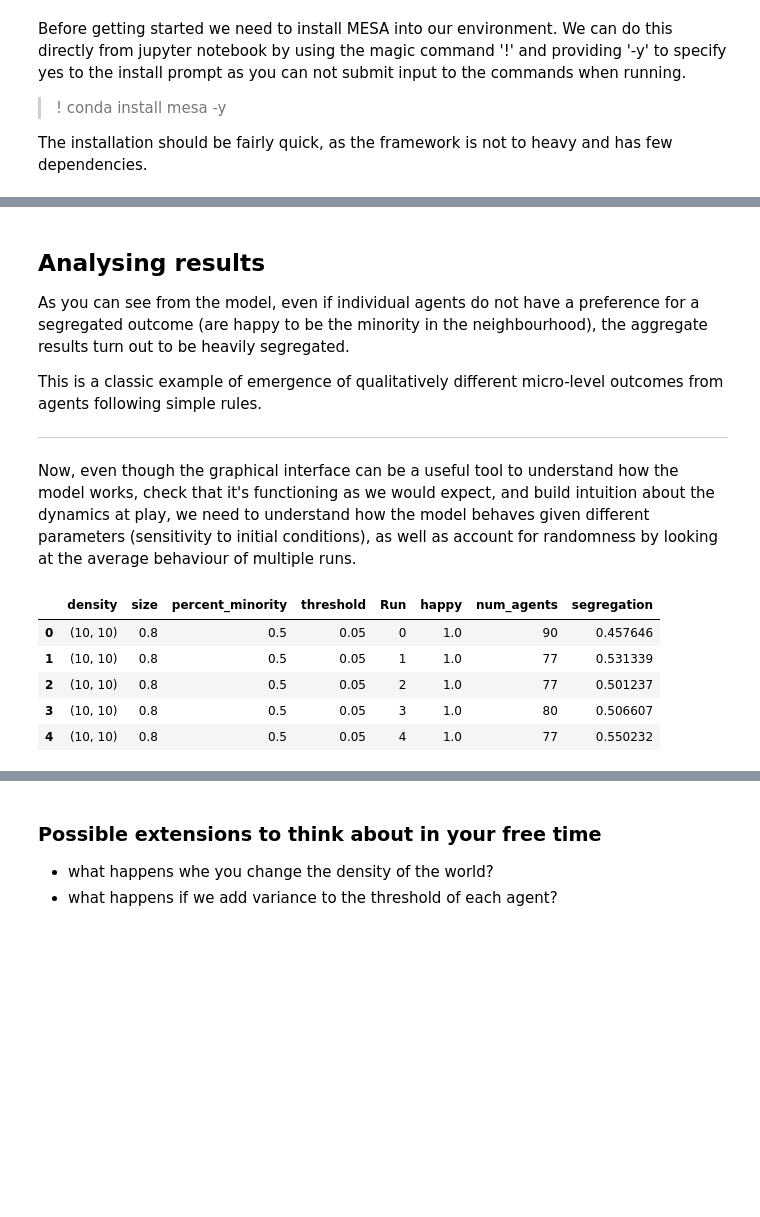
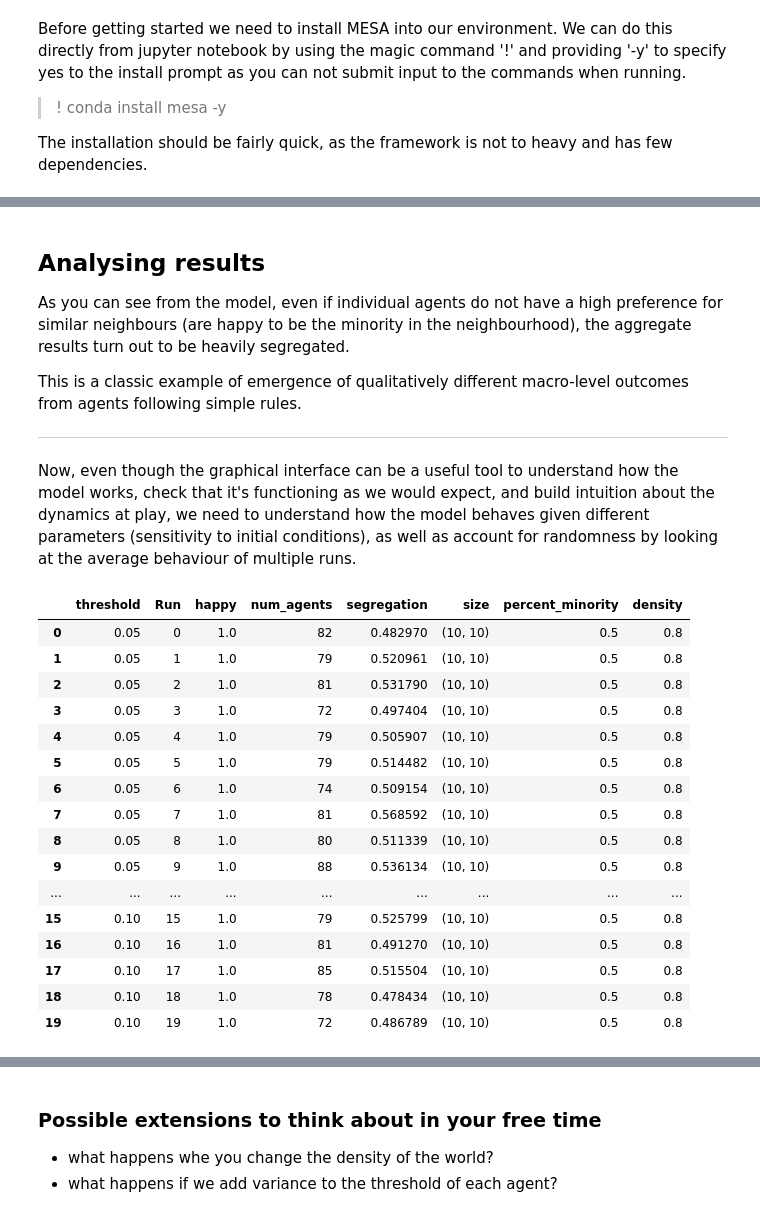
Before and after one commit to mateoneira/urban_simulation, a Jupyter notebook: practicals/week 5/Intro to ABM.ipynb, the cells around one changed output, grey strips where cells are left out. Drawn from its saved outputs; the diff is of its cells as text; code cells hidden in the pictures; blank space fills up the shorter version.

````diff
--- a/practicals/week 5/Intro to ABM.ipynb
+++ b/practicals/week 5/Intro to ABM.ipynb
@@ -206,10 +252,16 @@ from mesa.time import RandomActivation
 schedule = RandomActivation(model)
 ```
 # %%
-# we put this all together in our model class
+#we put this all together in our model class
 #similar to agents, we inheret from mesa.Model class
 class Schelling(Model):
     def __init__(self, size, density, percent_minority, threshold):
+        """
+        size: tuple (width, height) of the size of the grid
+        density: float from 0-1
+        percent_minority: float 0-1
+        threshold: float 0-1
+        """
         #setup initial variables
         self.size =  size
         self.density = density
@@ -235,6 +287,7 @@ class Schelling(Model):
         )
 
         #setup agents by iterating through the grid and placing agents at random
+        agent_count = 0
         for cell in self.grid.coord_iter():
             #each sell is a tuple with 3 values (agent, x, y)
             x = cell[1]
@@ -255,6 +308,7 @@ class Schelling(Model):
 
                 #add agent to scheduler
                 self.schedule.add(agent)
+                agent_count +=1
 
         self.running = True
         self.datacollector.collect(self)
@@ -264,7 +318,9 @@ class Schelling(Model):
 
         self.datacollector.collect(self)
 
+        #check if all agents are happy
         if self.happy() == 1.0:
+            #if all agents are happy stop the model
             self.running = False
 
     def happy(self):
@@ -414,9 +471,9 @@ Socket opened!
 # %% [markdown]
 ## Analysing results
 
-As you can see from the model, even if individual agents do not have a preference for a segregated outcome (are happy to be the minority in the neighbourhood), the aggregate results turn out to be heavily segregated.
+As you can see from the model, even if individual agents do not have a high preference for similar neighbours (are happy to be the minority in the neighbourhood), the aggregate results turn out to be heavily segregated.
 
-This is a classic example of emergence of qualitatively different micro-level outcomes from agents following simple rules.
+This is a classic example of emergence of qualitatively different macro-level outcomes from agents following simple rules.
 
 ---
 
@@ -444,13 +483,40 @@ param_sweep.run_all()
+# %%
+#we set-up the parameters that we want to vary, as well as the ones that we want to keep fixed as dictionaries
+variable_parameters = {"threshold": [x/100 for x in range(5,100,5)]}
+fixed_parameters = {"size": (10,10), "percent_minority": 0.5, "density": 0.8}
+
+model_reporters = {"segregation": lambda m: m.segregation(),
+                   'happy': lambda m: m.happy(),
+                   'num_agents': lambda m: m.schedule.get_agent_count()}
+
+#use batchrun to go through all possible combinations of parameters
+param_sweep = BatchRunner(Schelling,
+                          variable_parameters= variable_parameters,
+                          fixed_parameters = fixed_parameters,
+                          iterations=10, max_steps=100, model_reporters=model_reporters)
+
+param_sweep.run_all()
 # %%
 df = param_sweep.get_model_vars_dataframe()
-df.head()
+df.head(20)
 # %% [output]
-|  | density | size | percent_minority | threshold | Run | happy | num_agents | segregation |
-| 0 | (10, 10) | 0.8 | 0.5 | 0.05 | 0 | 1.0 | 90 | 0.457646 |
-| 1 | (10, 10) | 0.8 | 0.5 | 0.05 | 1 | 1.0 | 77 | 0.531339 |
-| 2 | (10, 10) | 0.8 | 0.5 | 0.05 | 2 | 1.0 | 77 | 0.501237 |
-| 3 | (10, 10) | 0.8 | 0.5 | 0.05 | 3 | 1.0 | 80 | 0.506607 |
-| 4 | (10, 10) | 0.8 | 0.5 | 0.05 | 4 | 1.0 | 77 | 0.550232 |
+|  | threshold | Run | happy | num_agents | segregation | size | percent_minority | density |
+| 0 | 0.05 | 0 | 1.0 | 82 | 0.482970 | (10, 10) | 0.5 | 0.8 |
+| 1 | 0.05 | 1 | 1.0 | 79 | 0.520961 | (10, 10) | 0.5 | 0.8 |
+| 2 | 0.05 | 2 | 1.0 | 81 | 0.531790 | (10, 10) | 0.5 | 0.8 |
+| 3 | 0.05 | 3 | 1.0 | 72 | 0.497404 | (10, 10) | 0.5 | 0.8 |
+| 4 | 0.05 | 4 | 1.0 | 79 | 0.505907 | (10, 10) | 0.5 | 0.8 |
+| 5 | 0.05 | 5 | 1.0 | 79 | 0.514482 | (10, 10) | 0.5 | 0.8 |
+| 6 | 0.05 | 6 | 1.0 | 74 | 0.509154 | (10, 10) | 0.5 | 0.8 |
+| 7 | 0.05 | 7 | 1.0 | 81 | 0.568592 | (10, 10) | 0.5 | 0.8 |
+| 8 | 0.05 | 8 | 1.0 | 80 | 0.511339 | (10, 10) | 0.5 | 0.8 |
+| 9 | 0.05 | 9 | 1.0 | 88 | 0.536134 | (10, 10) | 0.5 | 0.8 |
+| ... | ... | ... | ... | ... | ... | ... | ... | ... |
+| 15 | 0.10 | 15 | 1.0 | 79 | 0.525799 | (10, 10) | 0.5 | 0.8 |
+| 16 | 0.10 | 16 | 1.0 | 81 | 0.491270 | (10, 10) | 0.5 | 0.8 |
+| 17 | 0.10 | 17 | 1.0 | 85 | 0.515504 | (10, 10) | 0.5 | 0.8 |
+| 18 | 0.10 | 18 | 1.0 | 78 | 0.478434 | (10, 10) | 0.5 | 0.8 |
+| 19 | 0.10 | 19 | 1.0 | 72 | 0.486789 | (10, 10) | 0.5 | 0.8 |
 # %%
 import seaborn as sns
 
````
Also changed, not shown: parts of 26 cells of this notebook, 20 other files.
